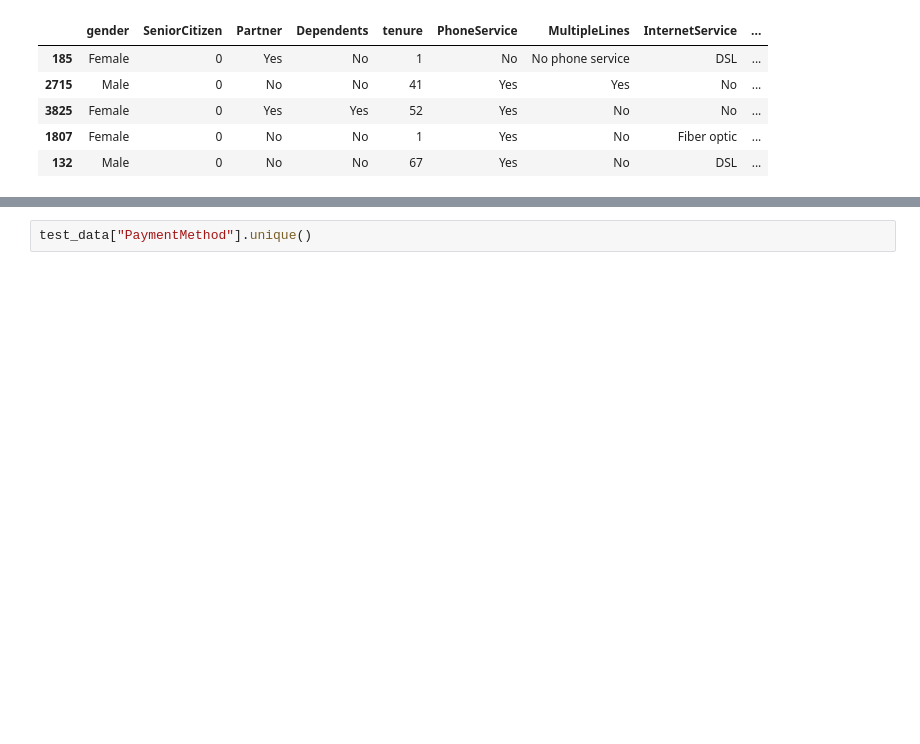
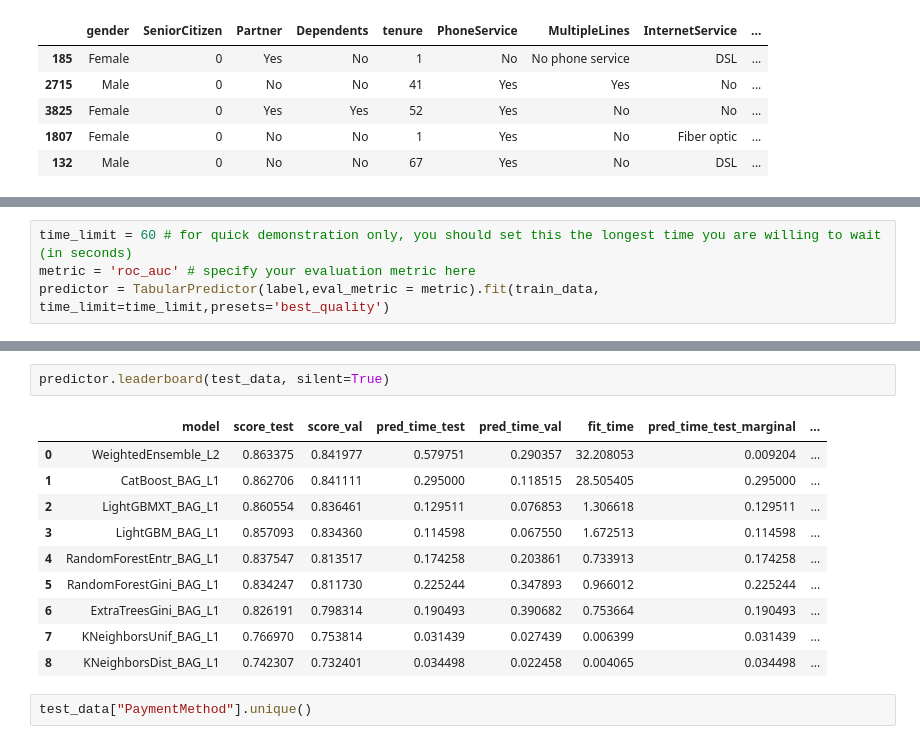
Before and after one commit to Jerry-Aremu/telco_customer_churn, a Jupyter notebook: experimentation.ipynb, the cells around one changed output, grey strips where cells are left out. Drawn from its saved outputs; the diff is of its cells as text; blank space fills up the shorter version.

```diff
--- a/experimentation.ipynb
+++ b/experimentation.ipynb
@@ -312,0 +313,4 @@ test_data.head()
+# %%
+time_limit = 60 # for quick demonstration only, you should set this the longest time you are willing to wait (in seconds)
+metric = 'roc_auc' # specify your evaluation metric here
+predictor = TabularPredictor(label,eval_metric = metric).fit(train_data, time_limit=time_limit,presets='best_quality')
@@ -313,3 +335,16 @@ test_data.head()
+# %%
+predictor.leaderboard(test_data, silent=True)
+# %% [output]
+|  | model | score_test | score_val | pred_time_test | pred_time_val | fit_time | pred_time_test_marginal | ... |
+| 0 | WeightedEnsemble_L2 | 0.863375 | 0.841977 | 0.579751 | 0.290357 | 32.208053 | 0.009204 | ... |
+| 1 | CatBoost_BAG_L1 | 0.862706 | 0.841111 | 0.295000 | 0.118515 | 28.505405 | 0.295000 | ... |
+| 2 | LightGBMXT_BAG_L1 | 0.860554 | 0.836461 | 0.129511 | 0.076853 | 1.306618 | 0.129511 | ... |
+| 3 | LightGBM_BAG_L1 | 0.857093 | 0.834360 | 0.114598 | 0.067550 | 1.672513 | 0.114598 | ... |
+| 4 | RandomForestEntr_BAG_L1 | 0.837547 | 0.813517 | 0.174258 | 0.203861 | 0.733913 | 0.174258 | ... |
+| 5 | RandomForestGini_BAG_L1 | 0.834247 | 0.811730 | 0.225244 | 0.347893 | 0.966012 | 0.225244 | ... |
+| 6 | ExtraTreesGini_BAG_L1 | 0.826191 | 0.798314 | 0.190493 | 0.390682 | 0.753664 | 0.190493 | ... |
+| 7 | KNeighborsUnif_BAG_L1 | 0.766970 | 0.753814 | 0.031439 | 0.027439 | 0.006399 | 0.031439 | ... |
+| 8 | KNeighborsDist_BAG_L1 | 0.742307 | 0.732401 | 0.034498 | 0.022458 | 0.004065 | 0.034498 | ... |
 # %%
 test_data["PaymentMethod"].unique()
 # %% [output]
```
Also changed, not shown: parts of 18 cells of this notebook, 11 other files.
